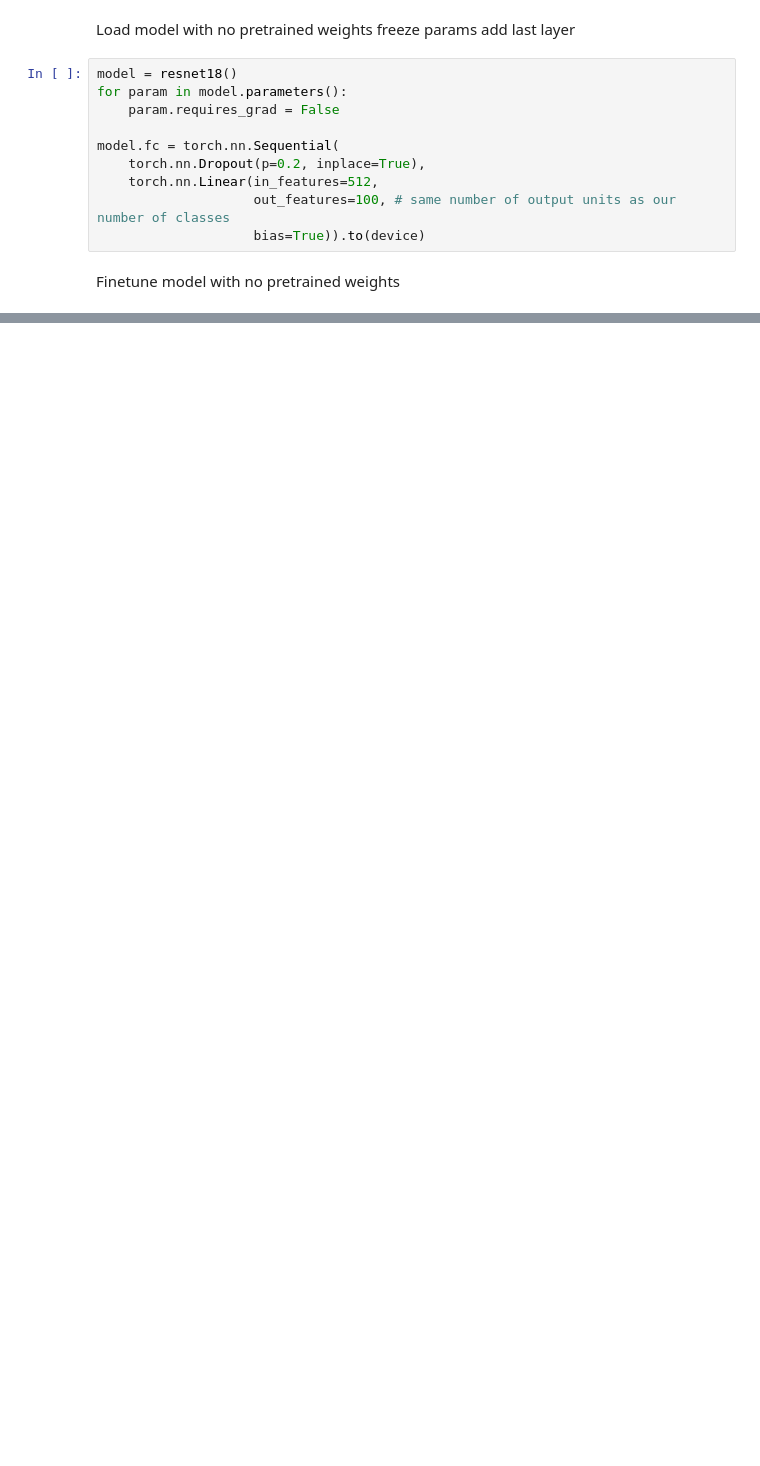
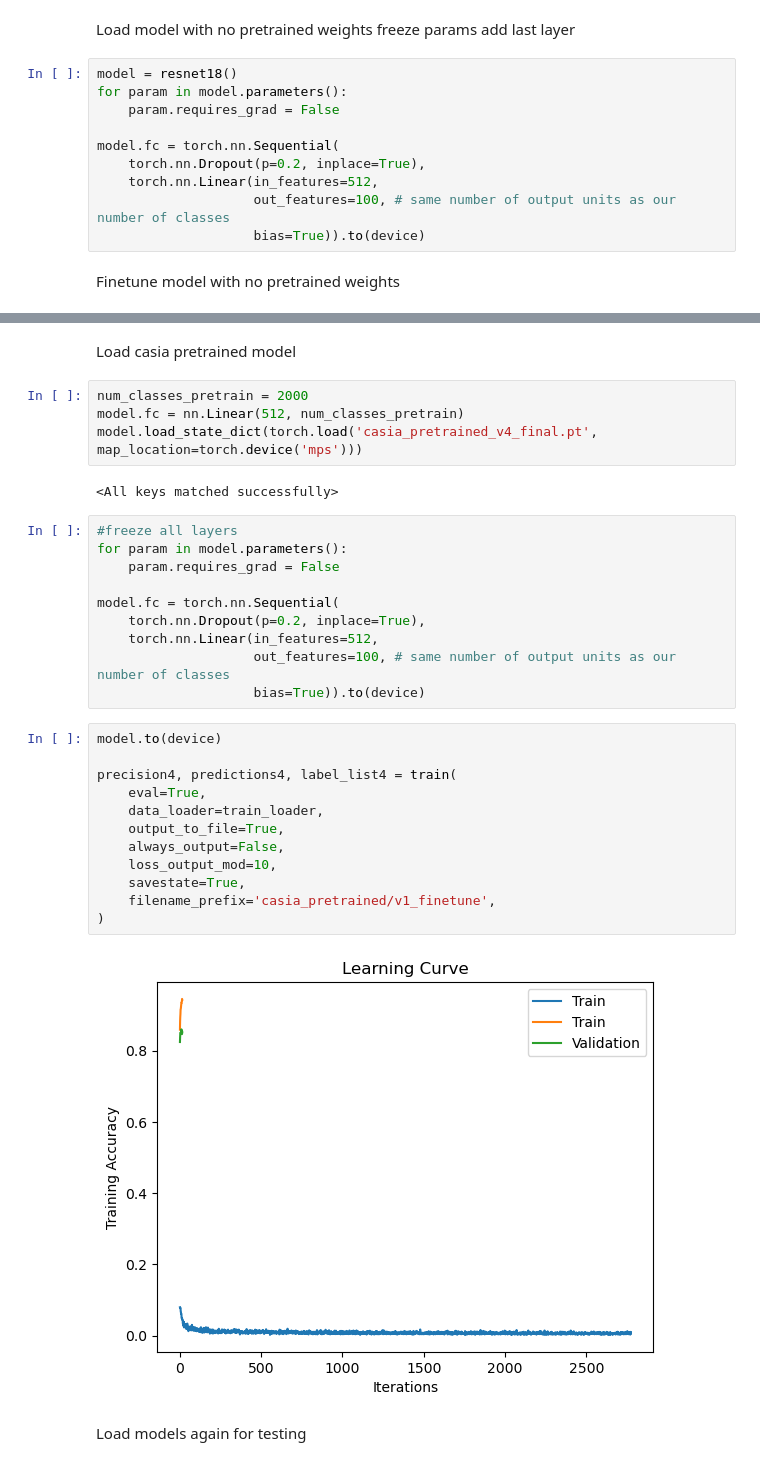
Before and after one commit to daghjelm/webface, a Jupyter notebook: tranfer_learn_digi.ipynb, the cells around one changed output, grey strips where cells are left out. Drawn from its saved outputs; the diff is of its cells as text; blank space fills up the shorter version.

```diff
--- a/tranfer_learn_digi.ipynb
+++ b/tranfer_learn_digi.ipynb
@@ -293 +277,35 @@ precision3, predictions3, label_list3 = train(
 )
+# %% [markdown]
+Load casia pretrained model
+# %%
+num_classes_pretrain = 2000
+model.fc = nn.Linear(512, num_classes_pretrain)
+model.load_state_dict(torch.load('casia_pretrained_v4_final.pt', map_location=torch.device('mps')))
+# %% [output]
+<All keys matched successfully>
+# %%
+#freeze all layers
+for param in model.parameters():
+    param.requires_grad = False
+
+model.fc = torch.nn.Sequential(
+    torch.nn.Dropout(p=0.2, inplace=True),
+    torch.nn.Linear(in_features=512,
+                    out_features=100, # same number of output units as our number of classes
+                    bias=True)).to(device)
+# %%
+model.to(device)
+
+precision4, predictions4, label_list4 = train(
+    eval=True,
+    data_loader=train_loader,
+    output_to_file=True,
+    always_output=False,
+    loss_output_mod=10,
+    savestate=True,
+    filename_prefix='casia_pretrained/v1_finetune',
+)
+# %% [output]
+[figure, added]
+# %% [markdown]
+Load models again for testing
```
Also changed, not shown: parts of 6 cells of this notebook, 18 other files.
